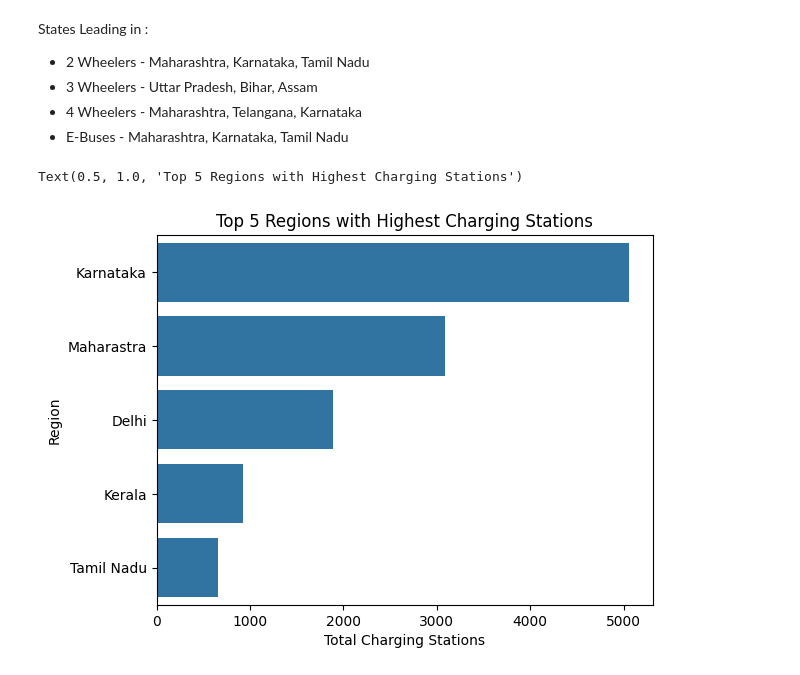
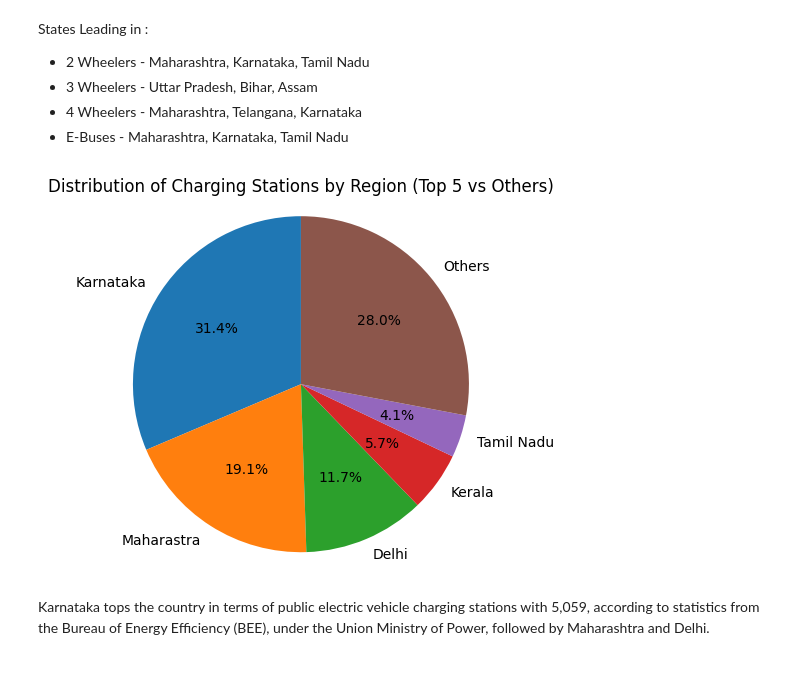
Before and after one commit to Shivagni/Feynn-Labs-Intership, a Jupyter notebook: 2. EV Market Segmentation/EV Market State-wise Analysis.ipynb, the cells around one changed output. Drawn from its saved outputs; the diff is of its cells as text; code cells hidden in the pictures.

```diff
--- a/2. EV Market Segmentation/EV Market State-wise Analysis.ipynb
+++ b/2. EV Market Segmentation/EV Market State-wise Analysis.ipynb
@@ -217,8 +217,21 @@ States Leading in :
 *   3 Wheelers - Uttar Pradesh, Bihar, Assam
 *   4 Wheelers - Maharashtra, Telangana, Karnataka
 *   E-Buses    - Maharashtra, Karnataka, Tamil Nadu
-# %%
-sns.barplot(y="Region",x="Total Charging Stations",data=data.sort_values(by="Total Charging Stations", ascending=False).head(5)).set_title("Top 5 Regions with Highest Charging Stations")
-# %% [output]
-Text(0.5, 1.0, 'Top 5 Regions with Highest Charging Stations')
-[figure, removed]
+# %%
+# Calculate the total charging stations for the top 5 regions and the rest
+top5_charging = data.nlargest(5, 'Total Charging Stations')
+other_charging = data.loc[~data['Region'].isin(top5_charging['Region']), 'Total Charging Stations'].sum()
+
+# Create labels and sizes for the pie chart
+labels = top5_charging['Region'].tolist() + ['Others']
+sizes = top5_charging['Total Charging Stations'].tolist() + [other_charging]
+
+# Create the pie chart
+plt.pie(sizes, labels=labels, autopct='%1.1f%%', startangle=90)
+plt.title('Distribution of Charging Stations by Region (Top 5 vs Others)')
+plt.axis('equal')  # Equal aspect ratio ensures that pie is drawn as a circle.
+plt.show()
+# %% [output]
+[figure, added]
+# %% [markdown]
+Karnataka tops the country in terms of public electric vehicle charging stations with 5,059, according to statistics from the Bureau of Energy Efficiency (BEE), under the Union Ministry of Power, followed by Maharashtra and Delhi.
```
